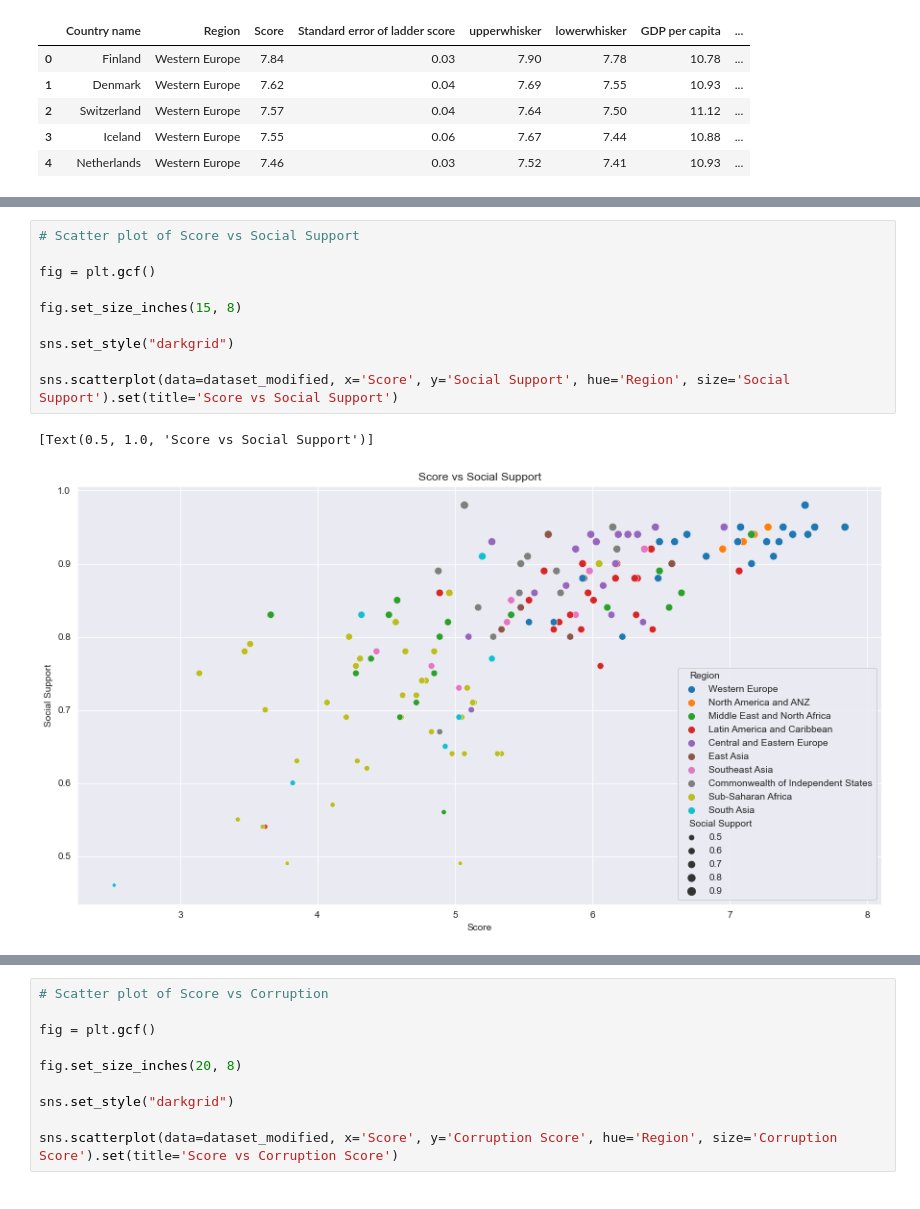
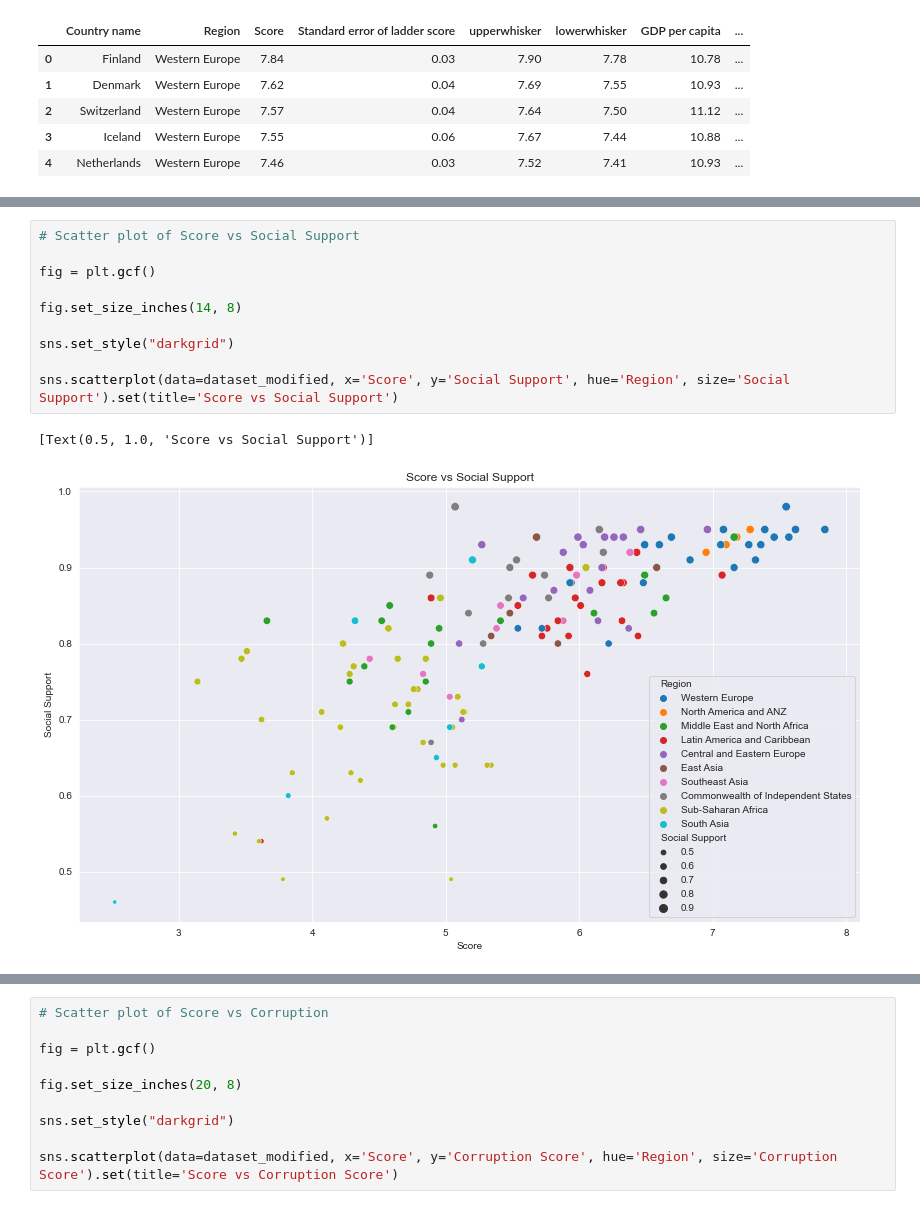
Before and after one commit to EdwinVargas22/World-Happiness-2021, a Jupyter notebook: Data_Analysis.ipynb, the cells around one changed output, grey strips where cells are left out. Cells and saved outputs as stored; diff of their text form.

```diff
--- a/Data_Analysis.ipynb
+++ b/Data_Analysis.ipynb
@@ -104,16 +104,16 @@ sns.scatterplot(data=dataset_modified, x='Score', y='GDP per capita', hue='Regio
 # %%
 # Scatter plot of Score vs Social Support
 
 fig = plt.gcf()
 
-fig.set_size_inches(15, 8)
+fig.set_size_inches(14, 8)
 
 sns.set_style("darkgrid")
 
 sns.scatterplot(data=dataset_modified, x='Score', y='Social Support', hue='Region', size='Social Support').set(title='Score vs Social Support')
 # %% [output]
 [Text(0.5, 1.0, 'Score vs Social Support')]
-[figure, old version]
+[figure, new version]
 # %%
 # Scatter plot of Score vs Life Expectancy
 
```
Also changed, not shown: parts of 4 cells of this notebook.
